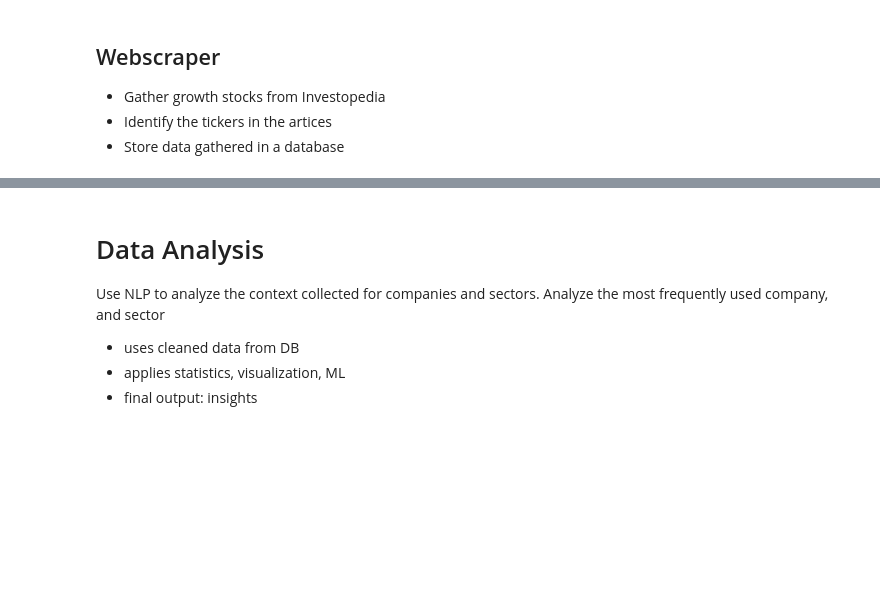
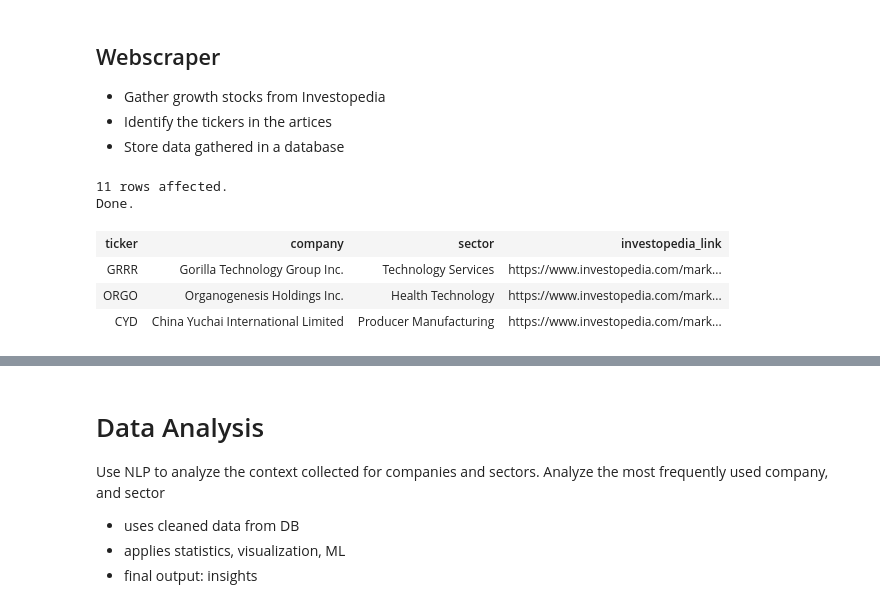
Before and after one commit to TheKusz/Python_DSM020-2024-OCT, a Jupyter notebook: Final Coursework/final coursework.ipynb, the cells around one changed output, grey strips where cells are left out. Drawn from its saved outputs; the diff is of its cells as text; code cells hidden in the pictures; blank space fills up the shorter version.

```diff
--- a/Final Coursework/final coursework.ipynb
+++ b/Final Coursework/final coursework.ipynb
@@ -221,3 +214,6 @@ class StockAnalysisDB:
+# %%
+# Create an instance which will be injected
+stock_db = StockAnalysisDB(mock_db=False)
 # %% [markdown]
 # Class to handle, clean and transform data
 - Fetches raw data from DB
@@ -515,3 +493,5 @@ class StockDataHandler():
+# %%
+data_handler = StockDataHandler(db=stock_db)
 # %% [markdown]
 # Class for Web Spider
 I will gather data from the Internet using a Webscraper:
@@ -587,21 +567,18 @@ from collections import deque
 
 class InvestopediaWebSpider:
     MAX_VISITED_LINKS = 10000
+    data_handler = None
+    debug = None
 
-    debug = None
-    links_to_explore = set()
+    # BFS
     visited_links = set()
-
     company_link_context_map = defaultdict(lambda: defaultdict(set))
     sector_link_context_map = defaultdict(lambda: defaultdict(set))
 
-    stock_db = None
-    data_handler = None
+    def __init__(self, dh, debug = False):
+        self.data_handler = dh
+        self.debug = debug
 
-    def __init__(self, mock_db = False, debug = False):
-        self.stock_db = StockAnalysisDB(mock_db=mock_db, debug=debug)
-        self.data_handler = StockDataHandler(mock_db=mock_db, debug=debug)
-        self.debug = debug
         self.bs = get_bs_from_url(BASE_URL)
         if not self.bs:
             raise ValueError("BeautifulSoup is not existing, the class can't be initiatied")
@@ -702,7 +679,6 @@ class InvestopediaWebSpider:
                 link = cells[column_name_indexes["ticker"]].find('a')
                 if link:
                     ticker_data["investopedia_link"] = link.attrs['href']
-                    self.links_to_explore.add(link.attrs['href'])
 
                 # Extract data from each cell
                 ticker_data["ticker"] = cells[column_name_indexes["ticker"]].get_text(strip=True)
@@ -711,7 +687,7 @@ class InvestopediaWebSpider:
 
                 all_ticker_data.append(ticker_data)
 
-            self.stock_db.insert_into("stock_info", all_ticker_data)
+            self.data_handler.stock_db.insert_into("stock_info", all_ticker_data)
 
     def insert_company_context(self):
         if not self.company_link_context_map:
@@ -726,7 +702,7 @@ class InvestopediaWebSpider:
                         'link': link,
                         'context': self.data_handler.clean_context_for_query(context)
                     })
-        self.stock_db.insert_into('company_context', company_records)
+        self.data_handler.stock_db.insert_into('company_context', company_records)
         self.company_link_context_map.clear()
 
     def insert_sector_context(self):
@@ -742,7 +718,7 @@ class InvestopediaWebSpider:
                         'link': link,
                         'context': self.data_handler.clean_context_for_query(context)
                     })
-        self.stock_db.insert_into('sector_context', sector_records)
+        self.data_handler.stock_db.insert_into('sector_context', sector_records)
         self.sector_link_context_map.clear()
 
     # Scrapes the BeautifulSoup for any occurrence of tickers, companies and sector.
@@ -881,5 +857,16 @@ class InvestopediaWebSpider:
         self.insert_company_context()
         self.insert_sector_context()
 # %%
-# ws = InvestopediaWebSpider()
+web_spider = InvestopediaWebSpider(dh=data_handler)
+# %%
+%sql sqlite:///stockAnalysis.db "DELETE FROM stock_info"
+web_spider.scrape_ticker_data_from_investopedia()
+%sql sqlite:///stockAnalysis.db "SELECT * FROM stock_info LIMIT 3"
+# %% [output]
+11 rows affected.
+Done.
+| ticker | company | sector | investopedia_link |
+| GRRR | Gorilla Technology Group Inc. | Technology Services | https://www.investopedia.com/mark... |
+| ORGO | Organogenesis Holdings Inc. | Health Technology | https://www.investopedia.com/mark... |
+| CYD | China Yuchai International Limited | Producer Manufacturing | https://www.investopedia.com/mark... |
 # %%
```
Also changed, not shown: parts of 10 cells of this notebook, 1 other file.
